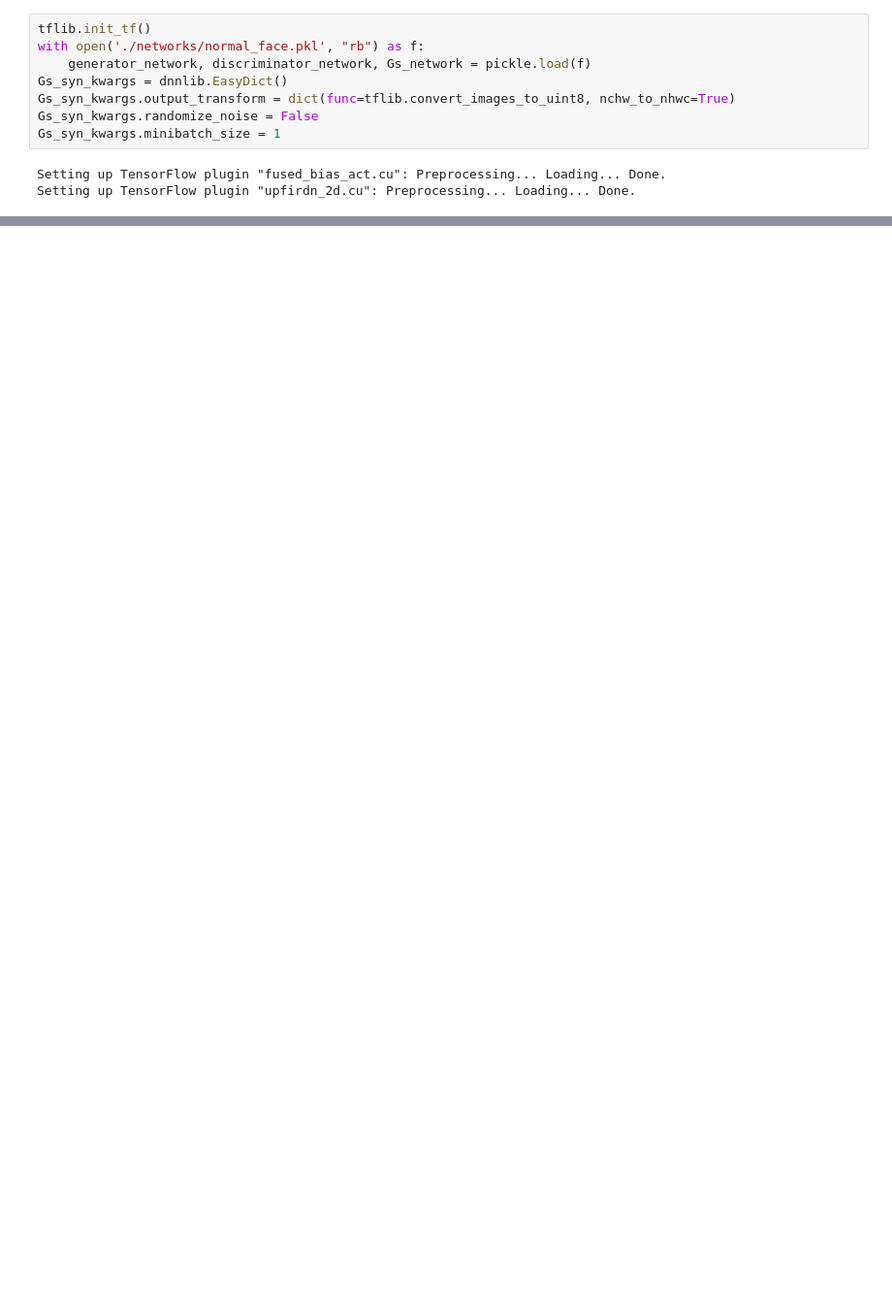
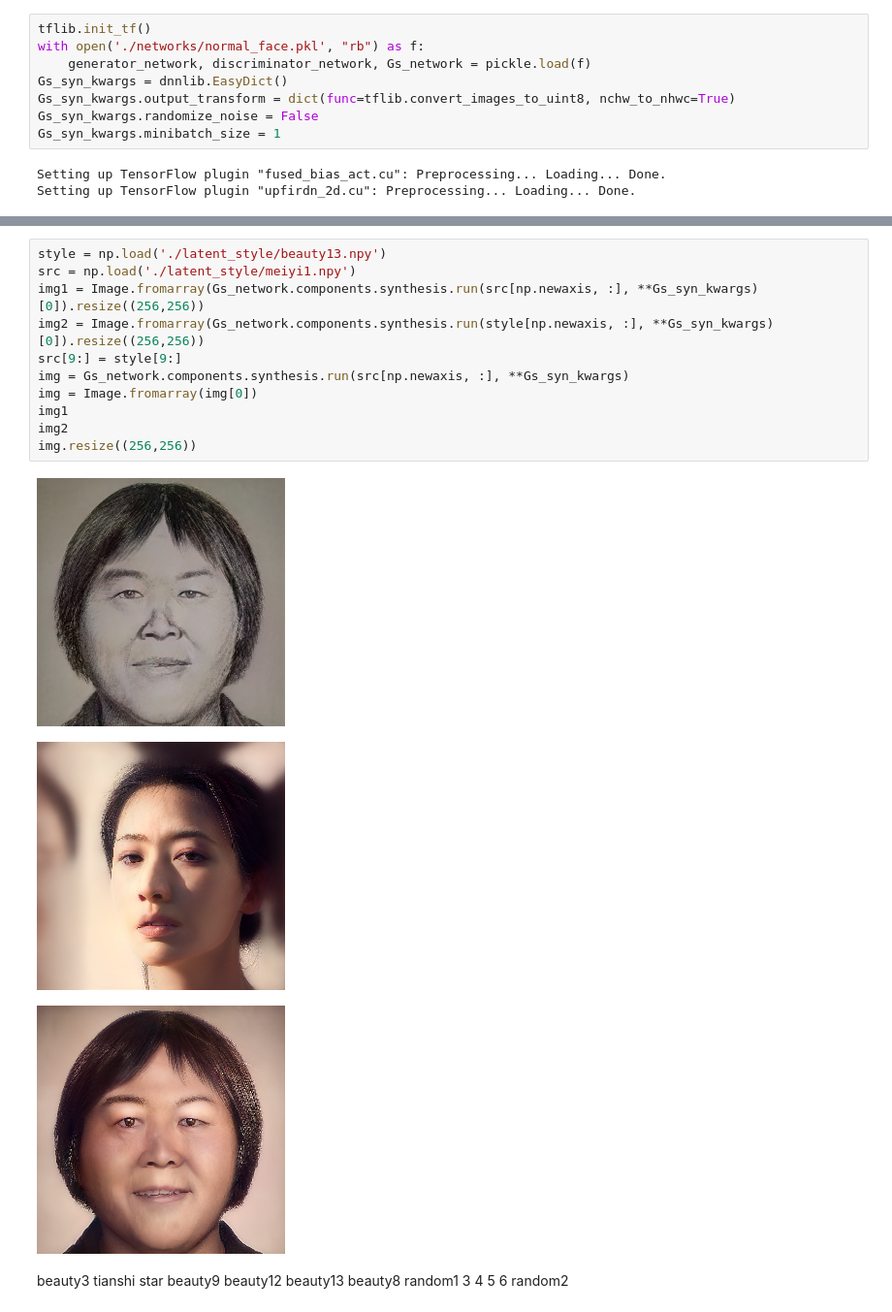
Before and after one commit to jasonlbx13/FaceHack, a Jupyter notebook: face_gan/style.ipynb, the cells around one changed output, grey strips where cells are left out. Shown at 97% size. Drawn from its saved outputs; the diff is of its cells as text; blank space fills up the shorter version.

Commit message:
add meiyi

```diff
--- a/face_gan/style.ipynb
+++ b/face_gan/style.ipynb
@@ -49,0 +52,17 @@ Image.fromarray(Gs_network.components.synthesis.run(pic3[np.newaxis, :], **Gs_sy
+# %%
+style = np.load('./latent_style/beauty13.npy')
+src = np.load('./latent_style/meiyi1.npy')
+img1 = Image.fromarray(Gs_network.components.synthesis.run(src[np.newaxis, :], **Gs_syn_kwargs)[0]).resize((256,256))
+img2 = Image.fromarray(Gs_network.components.synthesis.run(style[np.newaxis, :], **Gs_syn_kwargs)[0]).resize((256,256))
+src[9:] = style[9:]
+img = Gs_network.components.synthesis.run(src[np.newaxis, :], **Gs_syn_kwargs)
+img = Image.fromarray(img[0])
+img1
+img2
+img.resize((256,256))
+# %% [output]
+[figure, added]
+[figure, added]
+[figure, added]
+# %% [markdown]
+beauty3 tianshi star beauty9 beauty12 beauty13 beauty8 random1 3 4 5 6 random2
```
Also changed, not shown: parts of 9 cells of this notebook, 27 other files.
